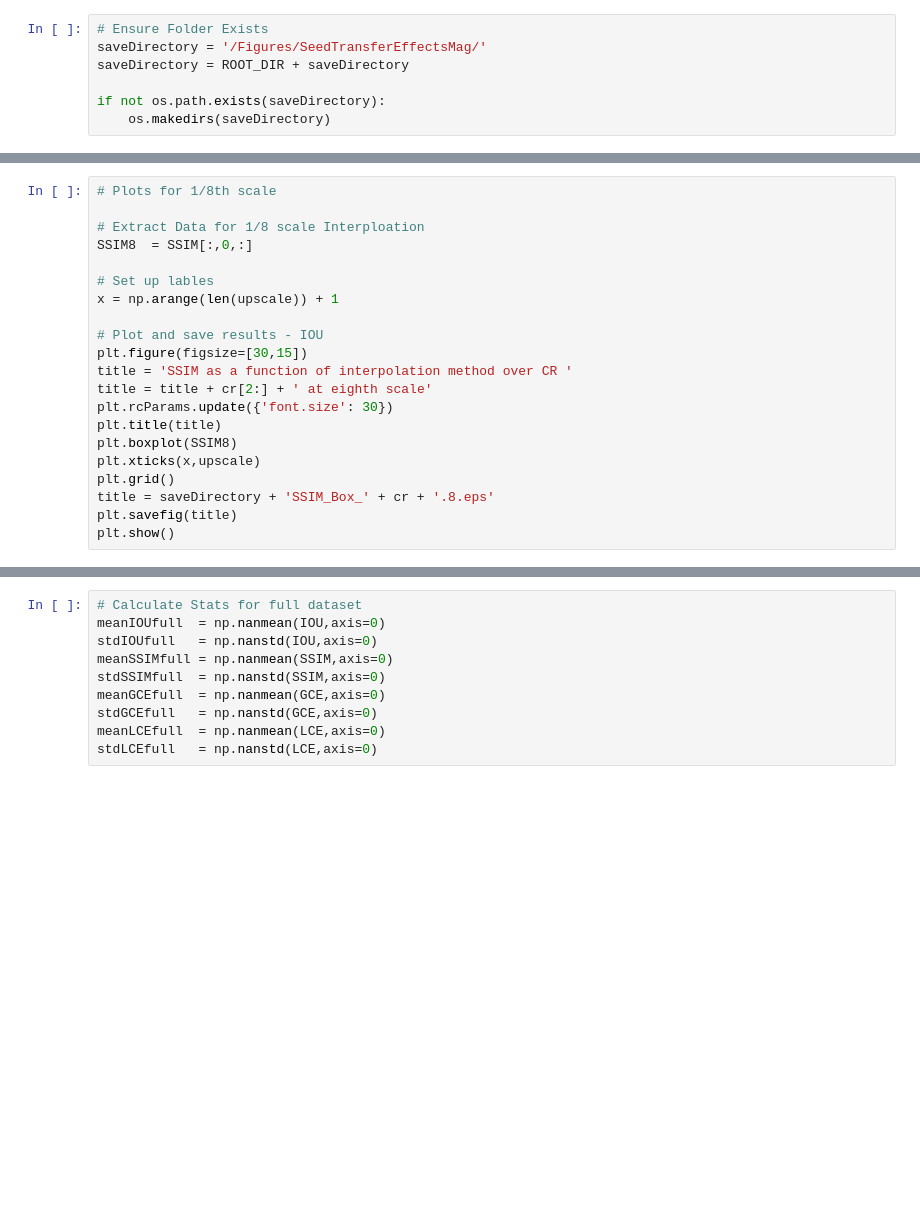
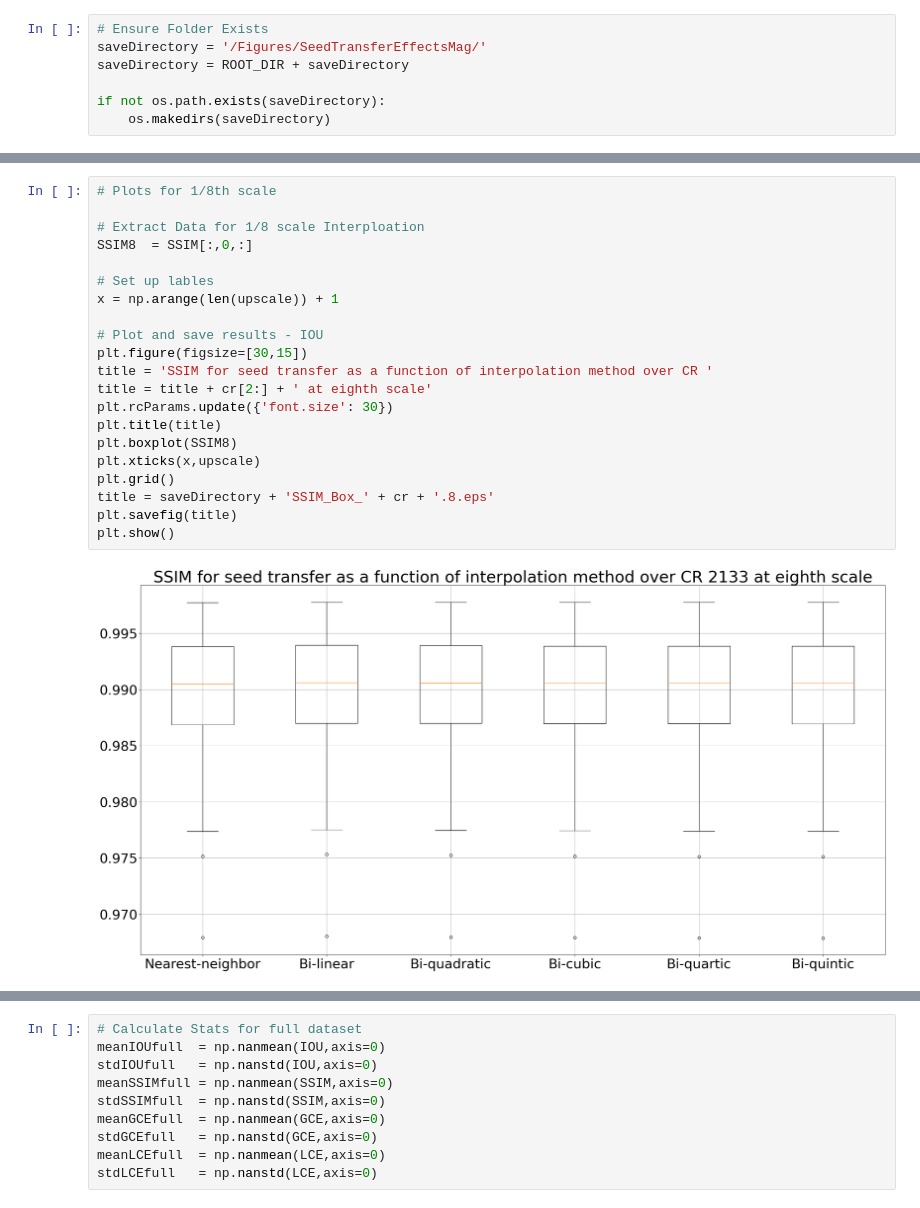
Before and after one commit to DuckDuckPig/CH-QUACK, a Jupyter notebook: HMI_Experiments/TestEvolutionMethods/SeedTransfer/Analysis/visulization_singleCR-BW_uni.ipynb, the cells around one changed output, grey strips where cells are left out. Cells and saved outputs as stored; diff of their text form; blank space fills up the shorter version.

```diff
--- a/HMI_Experiments/TestEvolutionMethods/SeedTransfer/Analysis/visulization_singleCR-BW_uni.ipynb
+++ b/HMI_Experiments/TestEvolutionMethods/SeedTransfer/Analysis/visulization_singleCR-BW_uni.ipynb
@@ -71,24 +78,26 @@ plt.show()
 # %%
 # Plots for 1/8th scale
 
 # Extract Data for 1/8 scale Interploation
 SSIM8  = SSIM[:,0,:]
 
 # Set up lables
 x = np.arange(len(upscale)) + 1
 
 # Plot and save results - IOU
 plt.figure(figsize=[30,15])
-title = 'SSIM as a function of interpolation method over CR '
+title = 'SSIM for seed transfer as a function of interpolation method over CR '
 title = title + cr[2:] + ' at eighth scale'
 plt.rcParams.update({'font.size': 30})
 plt.title(title)
 plt.boxplot(SSIM8)
 plt.xticks(x,upscale)
 plt.grid()
 title = saveDirectory + 'SSIM_Box_' + cr + '.8.eps'
 plt.savefig(title)
 plt.show()
+# %% [output]
+[figure, added]
 # %%
 # Plots for 1/8th scale
 
```
Also changed, not shown: parts of 5 cells of this notebook, 4 other files.
